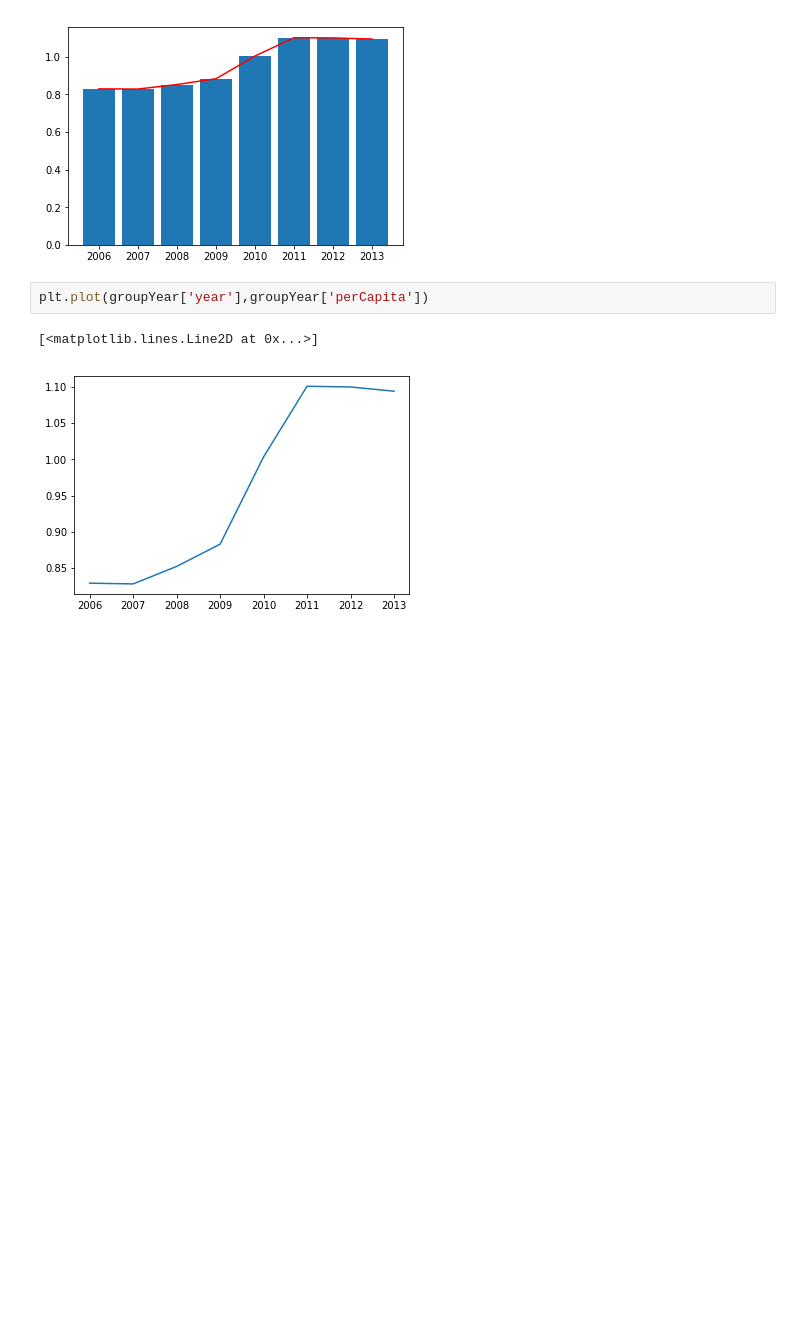
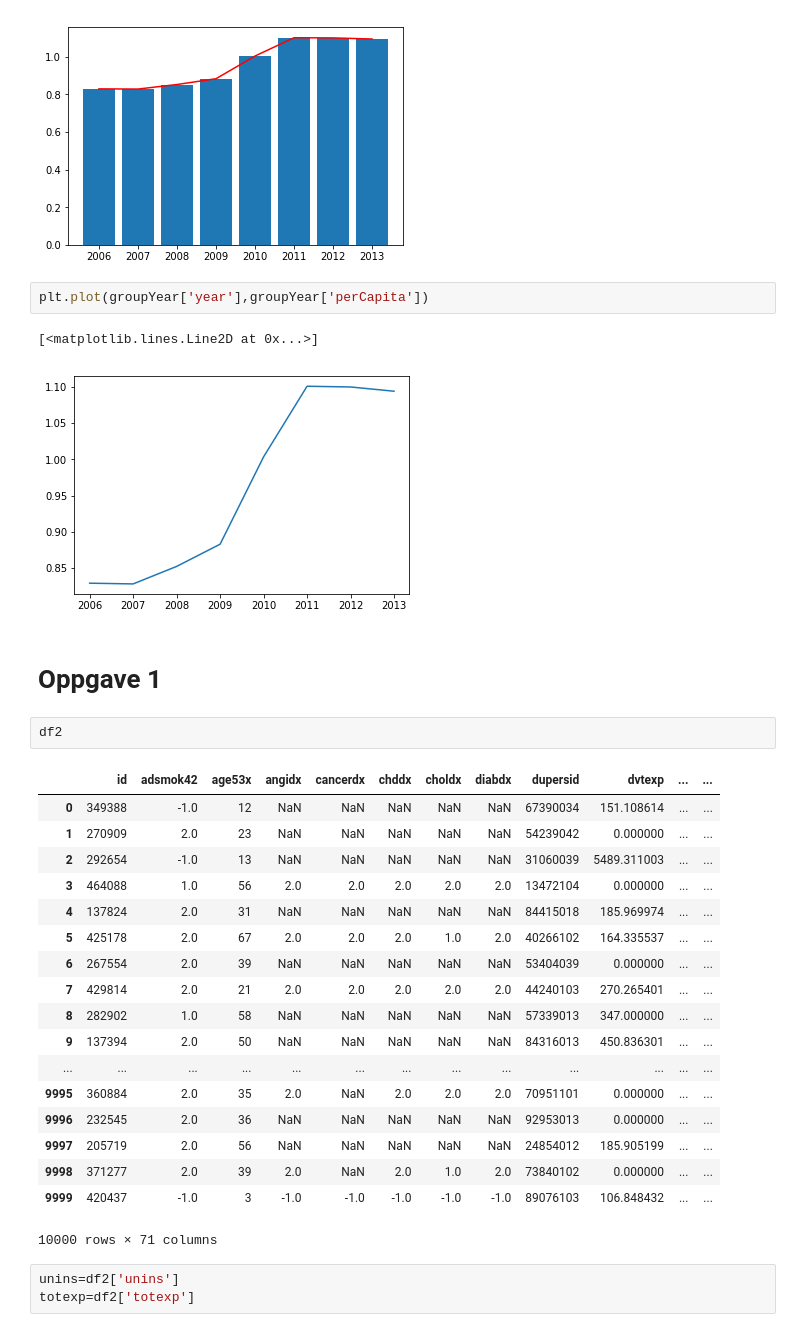
Before and after one commit to marikristoffersen/Exam_19, a Jupyter notebook: Oppgave1/Oppgave 1.ipynb, the cells around one changed output. Saved outputs shown, nothing was run; the diff lists cells and outputs as text; blank space fills up the shorter version.

```diff
--- a/Oppgave1/Oppgave 1.ipynb
+++ b/Oppgave1/Oppgave 1.ipynb
@@ -91,3 +81,29 @@ plt.plot(groupYear['year'],groupYear['perCapita'])
 # %% [output]
 [<matplotlib.lines.Line2D at 0x...>]
 [figure]
+# %% [markdown]
+# Oppgave 1
+# %%
+df2
+# %% [output]
+|  | id | adsmok42 | age53x | angidx | cancerdx | chddx | choldx | diabdx | dupersid | dvtexp | ... | ... |
+| 0 | 349388 | -1.0 | 12 | NaN | NaN | NaN | NaN | NaN | 67390034 | 151.108614 | ... | ... |
+| 1 | 270909 | 2.0 | 23 | NaN | NaN | NaN | NaN | NaN | 54239042 | 0.000000 | ... | ... |
+| 2 | 292654 | -1.0 | 13 | NaN | NaN | NaN | NaN | NaN | 31060039 | 5489.311003 | ... | ... |
+| 3 | 464088 | 1.0 | 56 | 2.0 | 2.0 | 2.0 | 2.0 | 2.0 | 13472104 | 0.000000 | ... | ... |
+| 4 | 137824 | 2.0 | 31 | NaN | NaN | NaN | NaN | NaN | 84415018 | 185.969974 | ... | ... |
+| 5 | 425178 | 2.0 | 67 | 2.0 | 2.0 | 2.0 | 1.0 | 2.0 | 40266102 | 164.335537 | ... | ... |
+| 6 | 267554 | 2.0 | 39 | NaN | NaN | NaN | NaN | NaN | 53404039 | 0.000000 | ... | ... |
+| 7 | 429814 | 2.0 | 21 | 2.0 | 2.0 | 2.0 | 2.0 | 2.0 | 44240103 | 270.265401 | ... | ... |
+| 8 | 282902 | 1.0 | 58 | NaN | NaN | NaN | NaN | NaN | 57339013 | 347.000000 | ... | ... |
+| 9 | 137394 | 2.0 | 50 | NaN | NaN | NaN | NaN | NaN | 84316013 | 450.836301 | ... | ... |
+| ... | ... | ... | ... | ... | ... | ... | ... | ... | ... | ... | ... | ... |
+| 9995 | 360884 | 2.0 | 35 | 2.0 | NaN | 2.0 | 2.0 | 2.0 | 70951101 | 0.000000 | ... | ... |
+| 9996 | 232545 | 2.0 | 36 | NaN | NaN | NaN | NaN | NaN | 92953013 | 0.000000 | ... | ... |
+| 9997 | 205719 | 2.0 | 56 | NaN | NaN | NaN | NaN | NaN | 24854012 | 185.905199 | ... | ... |
+| 9998 | 371277 | 2.0 | 39 | 2.0 | NaN | 2.0 | 1.0 | 2.0 | 73840102 | 0.000000 | ... | ... |
+| 9999 | 420437 | -1.0 | 3 | -1.0 | -1.0 | -1.0 | -1.0 | -1.0 | 89076103 | 106.848432 | ... | ... |
+10000 rows × 71 columns
+# %%
+unins=df2['unins']
+totexp=df2['totexp']
```
Also changed, not shown: parts of 3 cells of this notebook.
